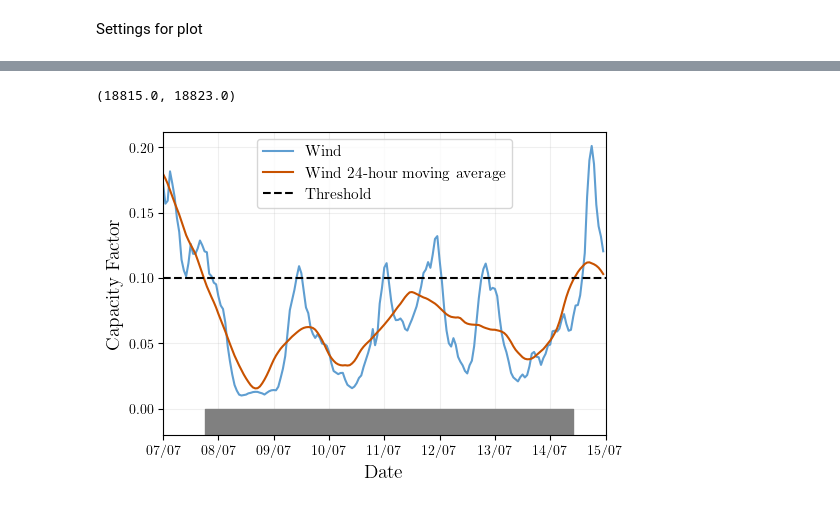
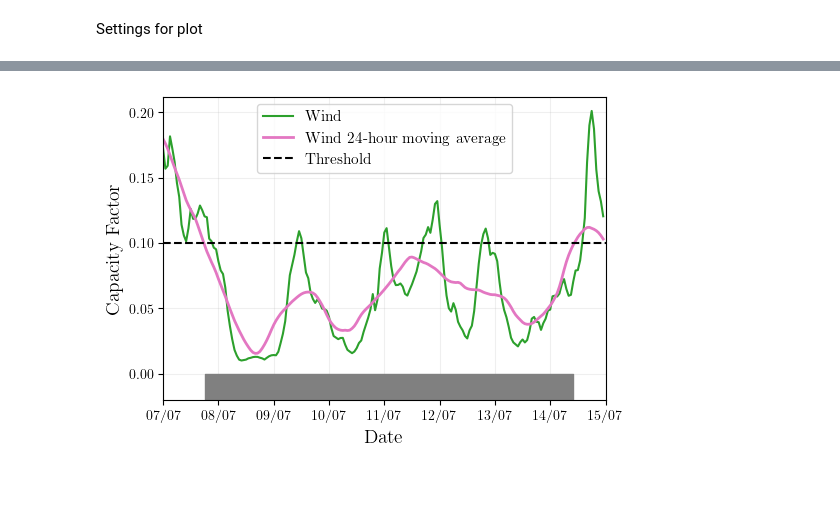
Before and after one commit to BorisM202/RES_droughts, a Jupyter notebook: Scripts/droughts_methodology.ipynb, the cells around one changed output, grey strips where cells are left out. Cells and saved outputs as stored; diff of their text form; code cells hidden in the pictures.

Commit message:
Change Color for Figures

```diff
--- a/Scripts/droughts_methodology.ipynb
+++ b/Scripts/droughts_methodology.ipynb
@@ -7,8 +7,6 @@ import pandas as pd                     # Data
 import matplotlib.pyplot as plt         # Plot
 import matplotlib.dates as mdates       # Plot
 import datetime as dt
-# %%
-plt.style.use('tableau-colorblind10')
 # %% [markdown]
 Use Latex Font
 # %%
@@ -55,7 +53,7 @@ myFmt = mdates.DateFormatter('%d/%m')
 cm =1/2.54
 
 # colors
-col = '#5F9ED1'; col_roll = '#C85200'
+col = '#2ca02c'; col_roll = '#e377c2'
 # %%
 print(plt.rcParams['axes.prop_cycle'].by_key()['color'])
 # %% [output]
@@ -63,30 +61,29 @@ print(plt.rcParams['axes.prop_cycle'].by_key()['color'])
 # %%
 fig, ax = plt.subplots(1, 1, figsize=(14.5*cm, 10*cm))
 ax.grid(alpha=0.2, zorder=0)
 
 # Wind data
 ax.plot(cf_wind.index, cf_wind['EirGrid'], lw=1.5, color=col, label='Wind', zorder=2)
 # Rolling wind data
-ax.plot(cf_wind_roll.index, cf_wind_roll['EirGrid'], lw=1.5, color=col_roll, label='Wind 24-hour moving average', zorder=2)
+ax.plot(cf_wind_roll.index, cf_wind_roll['EirGrid'], lw=2, color=col_roll, label='Wind 24-hour moving average', zorder=2)
 # Threhsold
 ax.axhline(0.1, linestyle='--', lw=1.5, color='black', label='Threshold')
 # Wind drought
 ax.fill_between(cf_wind_roll.index, 0, -0.02, where=cf_wind_roll['EirGrid'] < 0.1,
     color='grey',
     zorder=2
 )
 
 # Set axis
 ax.xaxis.set_major_formatter(myFmt)
 ax.set_xlabel('Date')
 ax.set_ylabel('Capacity Factor')
 ax.set_ylim(-0.02)
 ax.legend(loc='upper center')
 ax.set_xlim(dt.datetime.strptime(start_date, '%Y-%m-%d'),
             dt.datetime.strptime(end_date, '%Y-%m-%d')
             )
 
-# fig.savefig('../Figures/droughts_methodology.pdf', dpi=300)
+fig.savefig('../Figures/droughts_methodology.png', dpi=300)
 # %% [output]
-(18815.0, 18823.0)
-[figure, old version]
+[figure, new version]
```
Also changed, not shown: parts of 1 cell of this notebook, 5 other files.
